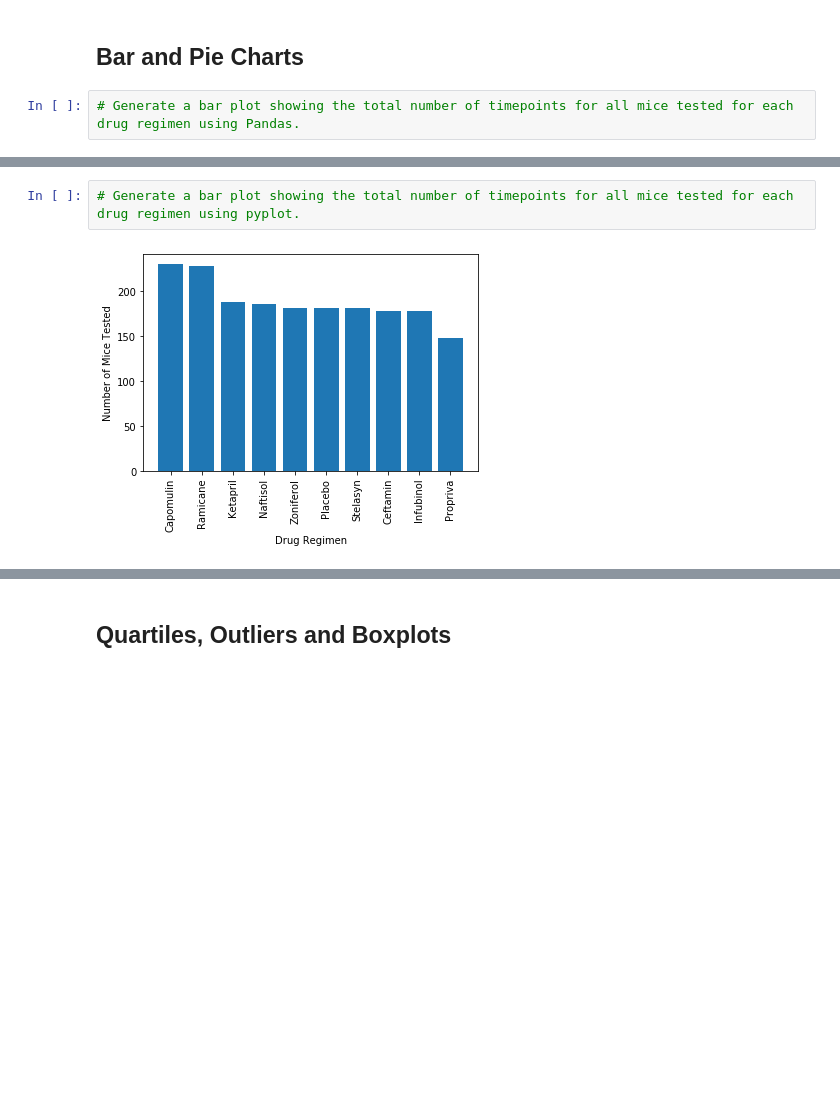
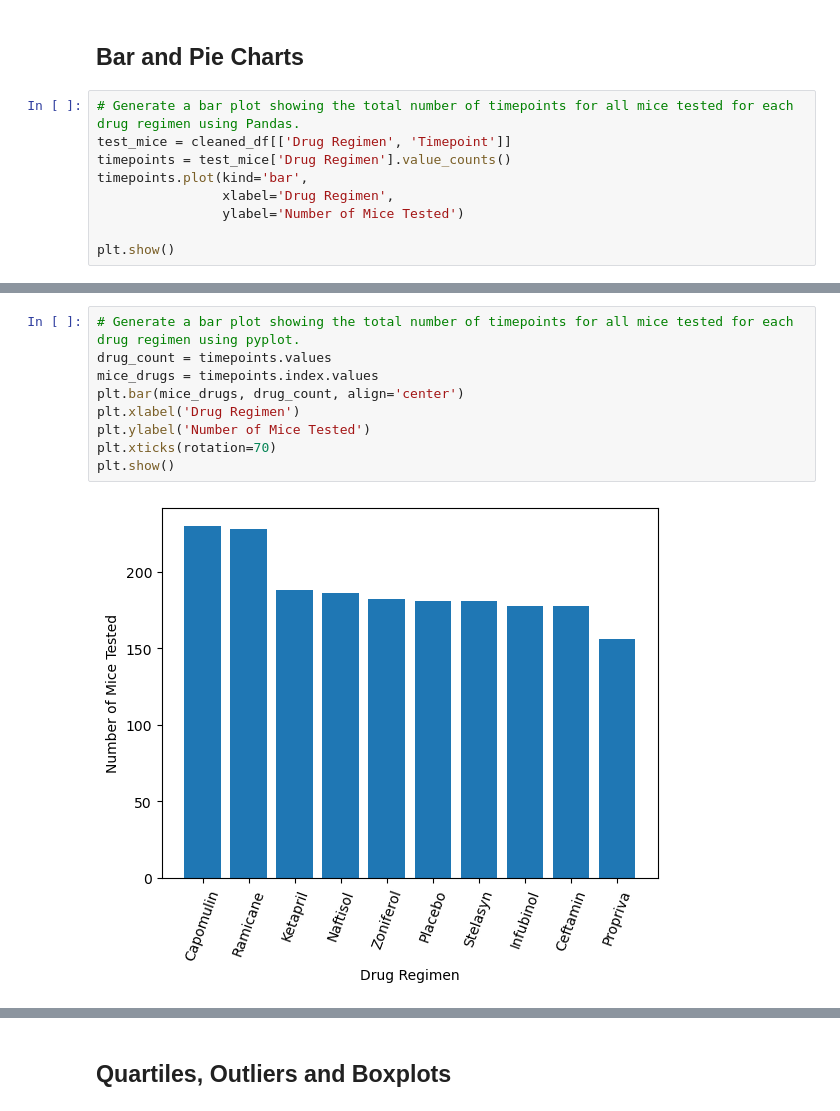
Before and after one commit to ollayyy/matplotlib-challenge, a Jupyter notebook: Starter_Code/Pymaceuticals/pymaceuticals_starter.ipynb, the cells around one changed output, grey strips where cells are left out. Cells and saved outputs as stored; diff of their text form; blank space fills up the shorter version.

```diff
--- a/Starter_Code/Pymaceuticals/pymaceuticals_starter.ipynb
+++ b/Starter_Code/Pymaceuticals/pymaceuticals_starter.ipynb
@@ -143,4 +129,11 @@ agg_regimen_df
 ## Bar and Pie Charts
 # %%
 # Generate a bar plot showing the total number of timepoints for all mice tested for each drug regimen using Pandas.
+test_mice = cleaned_df[['Drug Regimen', 'Timepoint']]
+timepoints = test_mice['Drug Regimen'].value_counts()
+timepoints.plot(kind='bar',
+                xlabel='Drug Regimen',
+                ylabel='Number of Mice Tested')
+
+plt.show()
 # %% [output]
@@ -148,6 +141,13 @@ agg_regimen_df
 # %%
 # Generate a bar plot showing the total number of timepoints for all mice tested for each drug regimen using pyplot.
+drug_count = timepoints.values
+mice_drugs = timepoints.index.values
+plt.bar(mice_drugs, drug_count, align='center')
+plt.xlabel('Drug Regimen')
+plt.ylabel('Number of Mice Tested')
+plt.xticks(rotation=70)
+plt.show()
 # %% [output]
-[figure, old version]
+[figure, new version]
 # %%
 # Generate a pie plot showing the distribution of female versus male mice using Pandas
```
Also changed, not shown: parts of 13 cells of this notebook, 1 other file.
